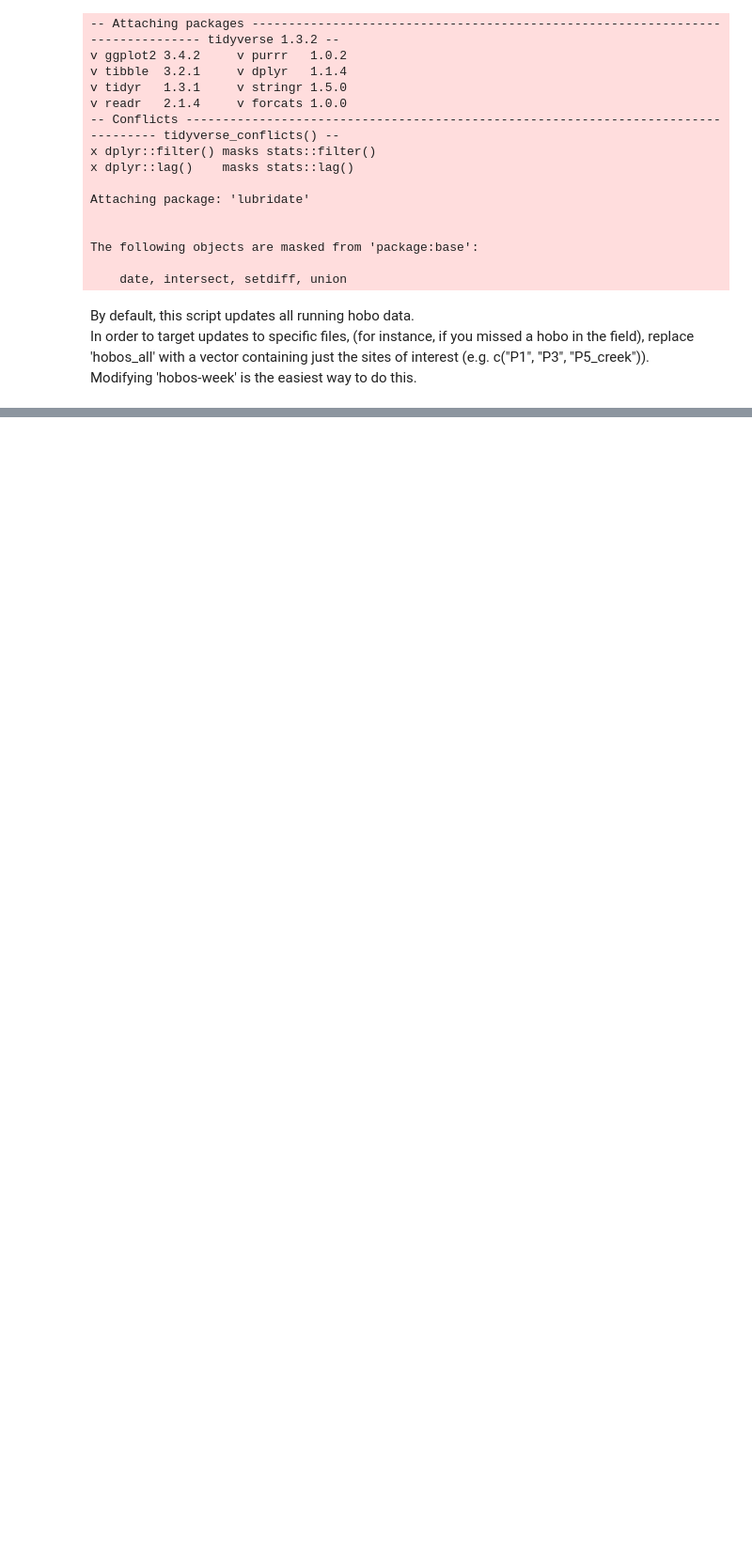
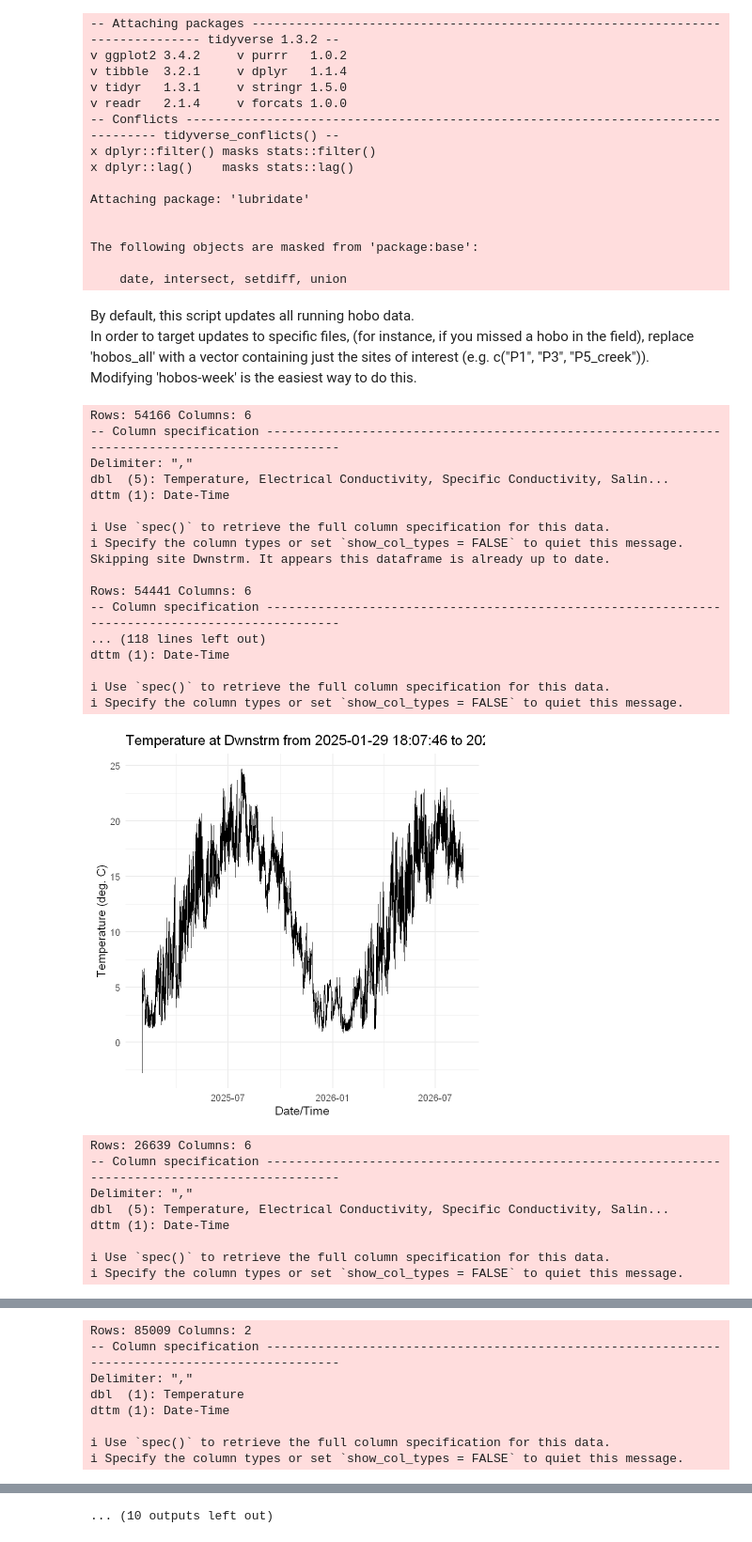
Before and after one commit to sauron-245/summer_26, a Jupyter notebook: summer 2026/HoboStitchScript.ipynb, the cells around one changed output, grey strips where cells are left out. Shown at 94% size. Saved outputs shown, nothing was run; the diff lists cells and outputs as text; code cells hidden in the pictures; blank space fills up the shorter version.

```diff
--- a/summer 2026/HoboStitchScript.ipynb
+++ b/summer 2026/HoboStitchScript.ipynb
@@ -75,6 +67,9 @@ In order to target updates to specific files, (for instance, if you missed a hob
 replace 'hobos_all' with a vector containing just the sites of interest (e.g. c("P1", "P3", "P5_creek")).\
 Modifying 'hobos-week' is the easiest way to do this.
 # %%
+###############################
+# Default option for all HOBOS:
+###############################
 hobos_all <- c("Dwnstrm", "P1", "P1_creek", "P2", "P2_creek", "P3", "Mdstrm", "Spring", "P4", "P4_creek", "P5", "P5_creek", "P5_creek_cond")
 
 update_hobo_log <- function(site) {
@@ -101,44 +96,92 @@ update_hobo_log <- function(site) {
   date_new <- as_datetime(log_new[[nrow(log_new),1]]) # Last datapoint present in new data
 
   if (date_current_last == date_new) { # Checks if running log data are already up to date
-    stop(paste0("Most recent date of running log data for site ", site, " matches last date on added data. Have you already merged these dataframes?"))
+    message(paste0("Skipping site ", site, ". It appears this dataframe is already up to date."))
+    log_standing_updated <- log_standing
   }
 
-  data_to_add <- log_new %>%
-    filter(`Date-Time` > date_current_last) %>% # selects only data not present in running logs
-    filter(Temperature > 0, Temperature < 30) # Catches some points collected when the monitor was out of the well
-  log_standing_updated <- rbind(log_standing, data_to_add) # Attach new data
-  log_standing_updated <- log_standing_updated %>%
-    mutate(`Date-Time` = format(`Date-Time`, "%Y-%m-%d %H:%M:%S")) # Ensure date-time is correctly formatted
-  rm(list = c("data_to_add", "log_standing", "log_new")) # Clean up temp files
+  if (date_current_last != date_new) {
+    data_to_add <- log_new %>%
+      filter(`Date-Time` > date_current_last) %>% # selects only data not present in running logs
+      filter(Temperature > 0, Temperature < 30) # Catches some points collected when the monitor was out of the well
+    log_standing_updated <- rbind(log_standing, data_to_add) # Attach new data
+    log_standing_updated <- log_standing_updated %>%
+      mutate(`Date-Time` = format(`Date-Time`, "%Y-%m-%d %H:%M:%S")) # Ensure date-time is correctly formatted
+    rm(list = c("data_to_add", "log_standing", "log_new")) # Clean up temp files
+  }
 
   write_csv(log_standing_updated, paste0("hobos/hobos_running/", site, "_current.csv"))
 }
 
 
+###########################################################################################################
+# By default, this script updates all running hobo data.
+# In order to target updates to specific files, (for instance, if you missed a hobo in the field),
+# replace 'hobos_all' with a vector containing just the sites of interest (e.g. c("P1", "P3", "P5_creek")).
+# Modifying 'hobos-week' is the easiest way to do this.
+###########################################################################################################
+
 #################################################
 # Edit this vector if NOT updating all hobo logs:
 #################################################
 
-hobos_week <- c("P5")
+hobos_week <- c("Dwnstrm", "P1", "P1_creek", "P2", "P2_creek", "P3", "Mdstrm", "Spring", "P4", "P4_creek", "P5", "P5_creek_cond")
 
 
 ##########################################################################
 # If not using 'hobos_all', change this line to iterate over 'hobos_week':
 ##########################################################################
 
-for (hobo in hobos_all) {
+for (hobo in hobos_week) {
   update_hobo_log(hobo)
 }
 
 
 check_csv <- function(site) {
   file <- read_csv(paste0("hobos/hobos_running/", site, "_current.csv"))
   p <- file %>%
   ggplot(aes(x = `Date-Time`, y = `Temperature`)) +
     geom_line() +
     labs(title = paste0("Temperature at ", site, " from ", min(file$`Date-Time`), " to ", max(file$`Date-Time`)),
          x = "Date/Time", y = "Temperature (deg. C)") +
     theme_minimal(base_size = 15)
   print(p)
   }
+
+
+#################################################################################################################################################
+# This next code makes graphs of temperature at all locations; this is useful to identify data outages and make sure that all files were actually
+# updated correctly. Run the next line, then look through the graphs to double-check all sites. (Hint: look at the last timestamp in the title! It
+# should correspond with the time you pulled the hobo in the field.)
+#################################################################################################################################################
+
+for (hobo in hobos_week) {
+  check_csv(hobo)
+}
+# %% [output]
+Rows: 54166 Columns: 6
+-- Column specification ------------------------------------------------------------------------------------------------
+Delimiter: ","
+dbl  (5): Temperature, Electrical Conductivity, Specific Conductivity, Salin...
+dttm (1): Date-Time
+
+i Use `spec()` to retrieve the full column specification for this data.
+i Specify the column types or set `show_col_types = FALSE` to quiet this message.
+Skipping site Dwnstrm. It appears this dataframe is already up to date.
+
+Rows: 54441 Columns: 6
+-- Column specification ------------------------------------------------------------------------------------------------
+... (118 lines left out)
+dttm (1): Date-Time
+
+i Use `spec()` to retrieve the full column specification for this data.
+i Specify the column types or set `show_col_types = FALSE` to quiet this message.
+[figure, added]
+Rows: 26639 Columns: 6
+-- Column specification ------------------------------------------------------------------------------------------------
+Delimiter: ","
+dbl  (5): Temperature, Electrical Conductivity, Specific Conductivity, Salin...
+dttm (1): Date-Time
+
+i Use `spec()` to retrieve the full column specification for this data.
+i Specify the column types or set `show_col_types = FALSE` to quiet this message.
@@ -144,0 +189,8 @@ check_csv <- function(site) {
+Rows: 85009 Columns: 2
+-- Column specification ------------------------------------------------------------------------------------------------
+Delimiter: ","
+dbl  (1): Temperature
+dttm (1): Date-Time
+
+i Use `spec()` to retrieve the full column specification for this data.
+i Specify the column types or set `show_col_types = FALSE` to quiet this message.
@@ -145,3 +225,4 @@ check_csv <- function(site) {
+... (10 outputs left out)
 # %%
 
 #################################################################################################################################################
```
Also changed, not shown: parts of 3 cells of this notebook, 24 other files.
